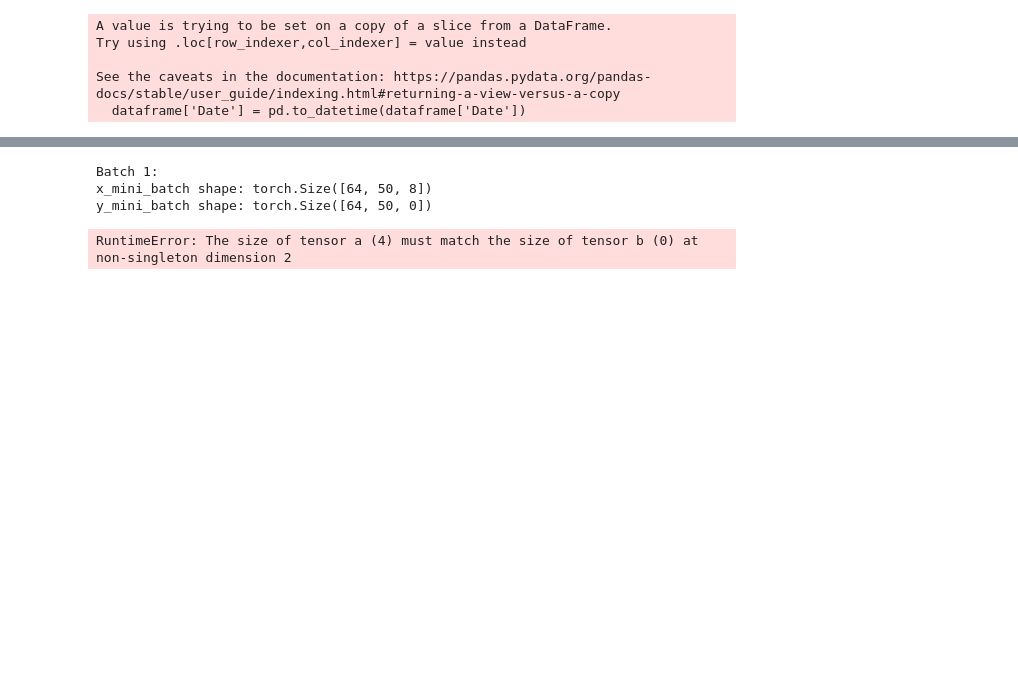
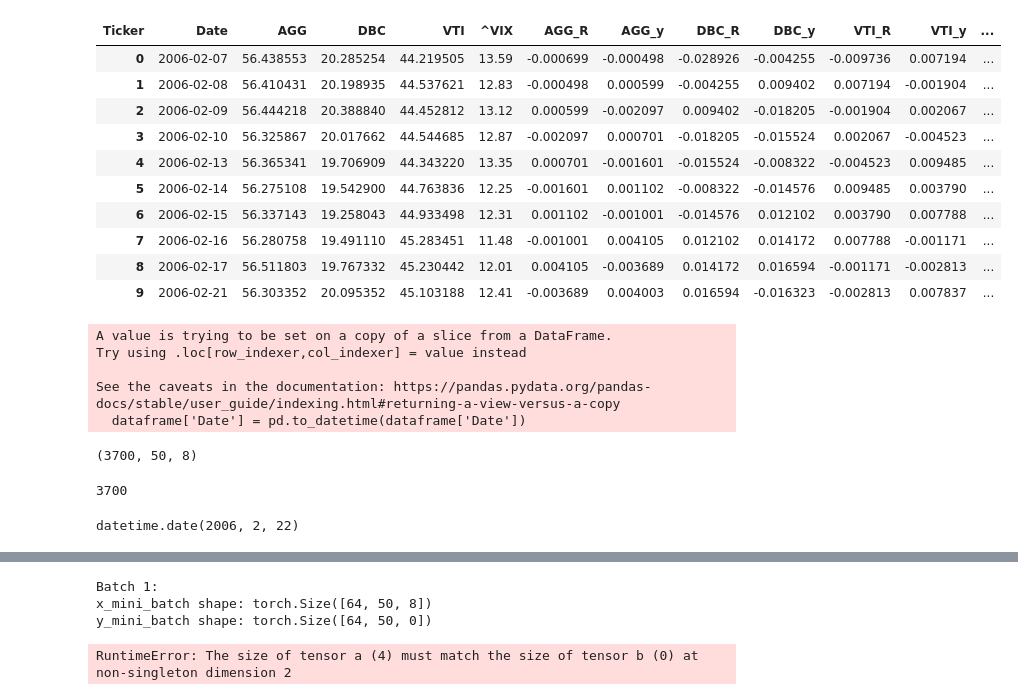
Before and after one commit to alexandreviard/DL-Portfolio-CMAP, a Jupyter notebook: rnn.ipynb, the cells around one changed output, grey strips where cells are left out. Saved outputs shown, nothing was run; the diff lists cells and outputs as text; code cells hidden in the pictures; blank space fills up the shorter version.

```diff
--- a/rnn.ipynb
+++ b/rnn.ipynb
@@ -109,3 +108,17 @@ See the caveats in the documentation: https://pandas.pydata.org/pandas-docs/stab
+# %%
+data_na.head(10)
+# %% [output]
+| Ticker | Date | AGG | DBC | VTI | ^VIX | AGG_R | AGG_y | DBC_R | DBC_y | VTI_R | VTI_y | ... |
+| 0 | 2006-02-07 | 56.438553 | 20.285254 | 44.219505 | 13.59 | -0.000699 | -0.000498 | -0.028926 | -0.004255 | -0.009736 | 0.007194 | ... |
+| 1 | 2006-02-08 | 56.410431 | 20.198935 | 44.537621 | 12.83 | -0.000498 | 0.000599 | -0.004255 | 0.009402 | 0.007194 | -0.001904 | ... |
+| 2 | 2006-02-09 | 56.444218 | 20.388840 | 44.452812 | 13.12 | 0.000599 | -0.002097 | 0.009402 | -0.018205 | -0.001904 | 0.002067 | ... |
+| 3 | 2006-02-10 | 56.325867 | 20.017662 | 44.544685 | 12.87 | -0.002097 | 0.000701 | -0.018205 | -0.015524 | 0.002067 | -0.004523 | ... |
+| 4 | 2006-02-13 | 56.365341 | 19.706909 | 44.343220 | 13.35 | 0.000701 | -0.001601 | -0.015524 | -0.008322 | -0.004523 | 0.009485 | ... |
+| 5 | 2006-02-14 | 56.275108 | 19.542900 | 44.763836 | 12.25 | -0.001601 | 0.001102 | -0.008322 | -0.014576 | 0.009485 | 0.003790 | ... |
+| 6 | 2006-02-15 | 56.337143 | 19.258043 | 44.933498 | 12.31 | 0.001102 | -0.001001 | -0.014576 | 0.012102 | 0.003790 | 0.007788 | ... |
+| 7 | 2006-02-16 | 56.280758 | 19.491110 | 45.283451 | 11.48 | -0.001001 | 0.004105 | 0.012102 | 0.014172 | 0.007788 | -0.001171 | ... |
+| 8 | 2006-02-17 | 56.511803 | 19.767332 | 45.230442 | 12.01 | 0.004105 | -0.003689 | 0.014172 | 0.016594 | -0.001171 | -0.002813 | ... |
+| 9 | 2006-02-21 | 56.303352 | 20.095352 | 45.103188 | 12.41 | -0.003689 | 0.004003 | 0.016594 | -0.016323 | -0.002813 | 0.007837 | ... |
 # %%
 def create_batches(dataframe, start_date, end_date, window_size=50):
     dataframe['Date'] = pd.to_datetime(dataframe['Date'])
@@ -138,3 +157,15 @@ Try using .loc[row_indexer,col_indexer] = value instead
 
 See the caveats in the documentation: https://pandas.pydata.org/pandas-docs/stable/user_guide/indexing.html#returning-a-view-versus-a-copy
   dataframe['Date'] = pd.to_datetime(dataframe['Date'])
+# %%
+x_batches.shape
+# %% [output]
+(3700, 50, 8)
+# %%
+len(dates_per_feature)
+# %% [output]
+3700
+# %%
+data_na.iloc[10]['Date'].date()
+# %% [output]
+datetime.date(2006, 2, 22)
```
Also changed, not shown: parts of 12 cells of this notebook.
